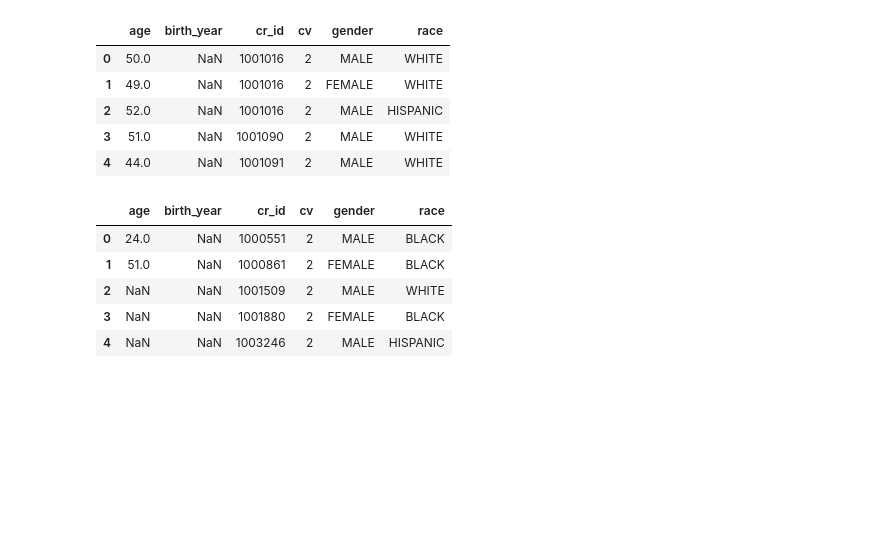
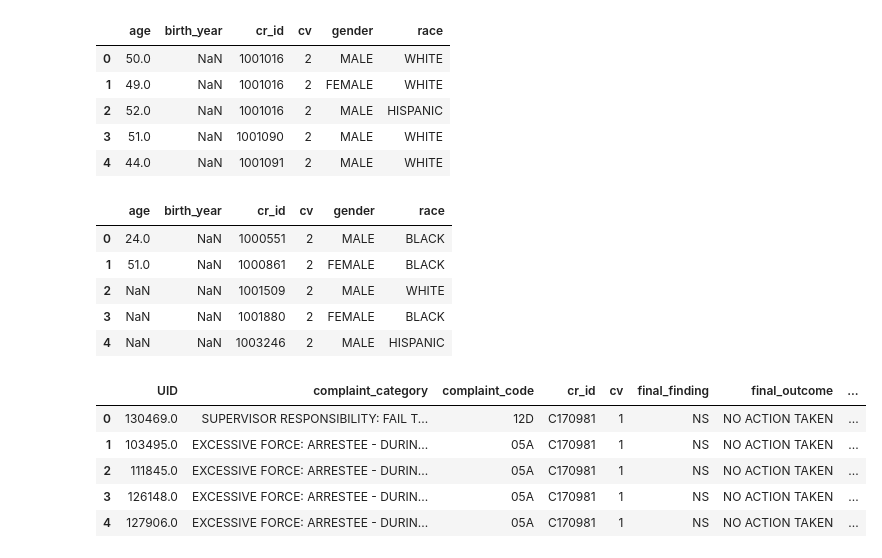
Before and after one commit to lqwdev/The-Freedom-Deer, a Jupyter notebook: Exploration.ipynb, the cells around one changed output. Drawn from its saved outputs; the diff is of its cells as text; code cells hidden in the pictures; blank space fills up the shorter version.

```diff
--- a/Exploration.ipynb
+++ b/Exploration.ipynb
@@ -72,3 +173,13 @@ victims.head()
 | 2 | NaN | NaN | 1001509 | 2 | MALE | WHITE |
 | 3 | NaN | NaN | 1001880 | 2 | FEMALE | BLACK |
 | 4 | NaN | NaN | 1003246 | 2 | MALE | HISPANIC |
+# %%
+accused = pd.read_csv("data/fully-unified-data/complaints/complaints-accused.csv", low_memory=False)
+accused.head()
+# %% [output]
+|  | UID | complaint_category | complaint_code | cr_id | cv | final_finding | final_outcome | ... |
+| 0 | 130469.0 | SUPERVISOR RESPONSIBILITY: FAIL T... | 12D | C170981 | 1 | NS | NO ACTION TAKEN | ... |
+| 1 | 103495.0 | EXCESSIVE FORCE: ARRESTEE - DURIN... | 05A | C170981 | 1 | NS | NO ACTION TAKEN | ... |
+| 2 | 111845.0 | EXCESSIVE FORCE: ARRESTEE - DURIN... | 05A | C170981 | 1 | NS | NO ACTION TAKEN | ... |
+| 3 | 126148.0 | EXCESSIVE FORCE: ARRESTEE - DURIN... | 05A | C170981 | 1 | NS | NO ACTION TAKEN | ... |
+| 4 | 127906.0 | EXCESSIVE FORCE: ARRESTEE - DURIN... | 05A | C170981 | 1 | NS | NO ACTION TAKEN | ... |
```
Also changed, not shown: parts of 7 cells of this notebook.
